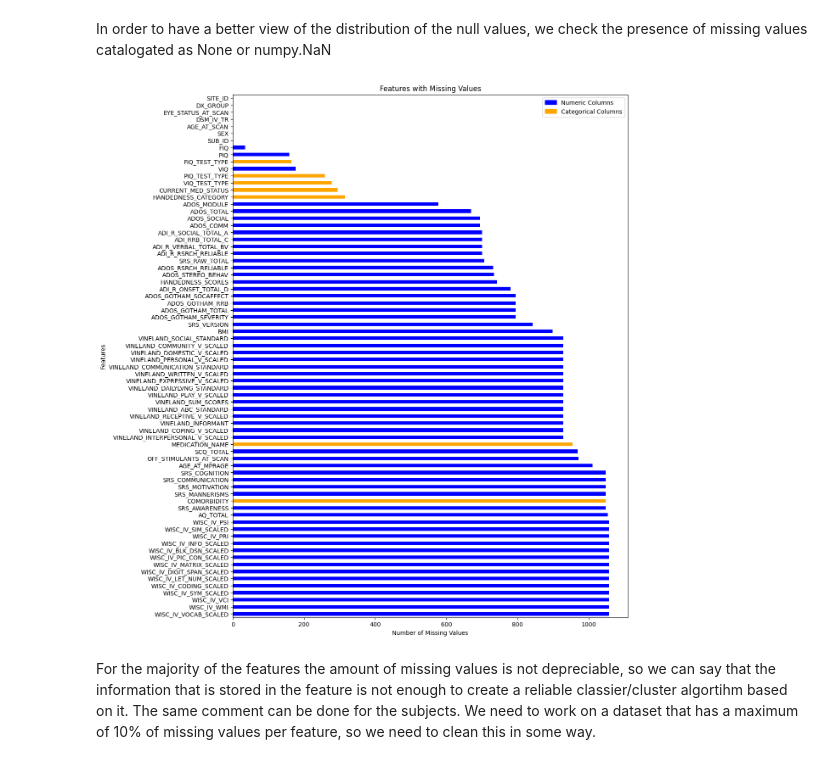
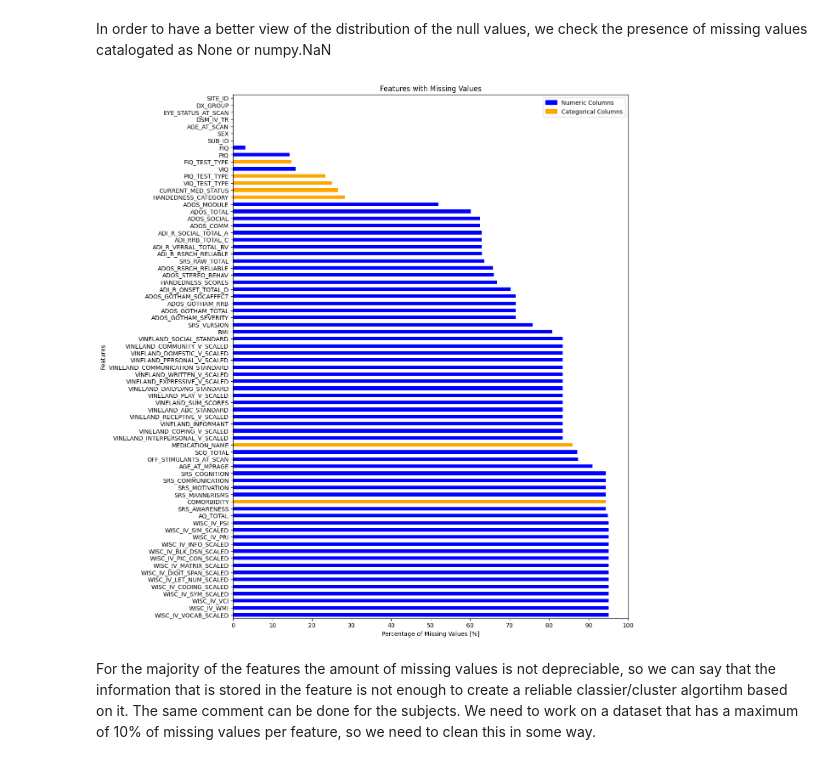
Before and after one commit to AuraNatale/AutismDataMining, a Jupyter notebook: Source Code/data_exploration short.ipynb, the cells around one changed output. Drawn from its saved outputs; the diff is of its cells as text; code cells hidden in the pictures.

```diff
--- a/Source Code/data_exploration short.ipynb
+++ b/Source Code/data_exploration short.ipynb
@@ -119,17 +121,21 @@ As we can see, there is an important presence of missing values. Also, there are
 In order to have a better view of the distribution of the null values, we check the presence of missing values catalogated as None or numpy.NaN
 # %%
 # Count of the missing values
+
 nan_values = ASD_phenotypic_original.isna().sum()
 nan_sorted = nan_values.sort_values(ascending=False)
+
+total_rows = ASD_phenotypic_original.shape[0]
+percent_missing = (nan_sorted / total_rows) * 100
 
 # We implemented a function "select_columns", that is able to define wich columns are numerical
 # and which ones are categorical (also redefine the objects as categorical in the dataset)
 numeric_columns, categorical_columns, ASD_phenotypic_original = of.select_columns(ASD_phenotypic_original)
 
 # We plot the distribution of missing values, with the specification of numeric and categorical columns
-of.plot_missing_values(nan_sorted, numeric_columns, legend=True)
+of.plot_missing_values(percent_missing, numeric_columns, legend=True)
 # %% [output]
-[figure, old version]
+[figure, new version]
 # %% [markdown]
 For the majority of the features the amount of missing values is not depreciable, so we can say that the information that is stored in the feature is not enough to create a reliable classier/cluster algortihm based on it. The same comment can be done for the subjects. We need to work on a dataset that has a maximum of 10% of missing values per feature, so we need to clean this in some way.
 # %% [markdown]
```
Also changed, not shown: parts of 84 cells of this notebook, 4 other files.
